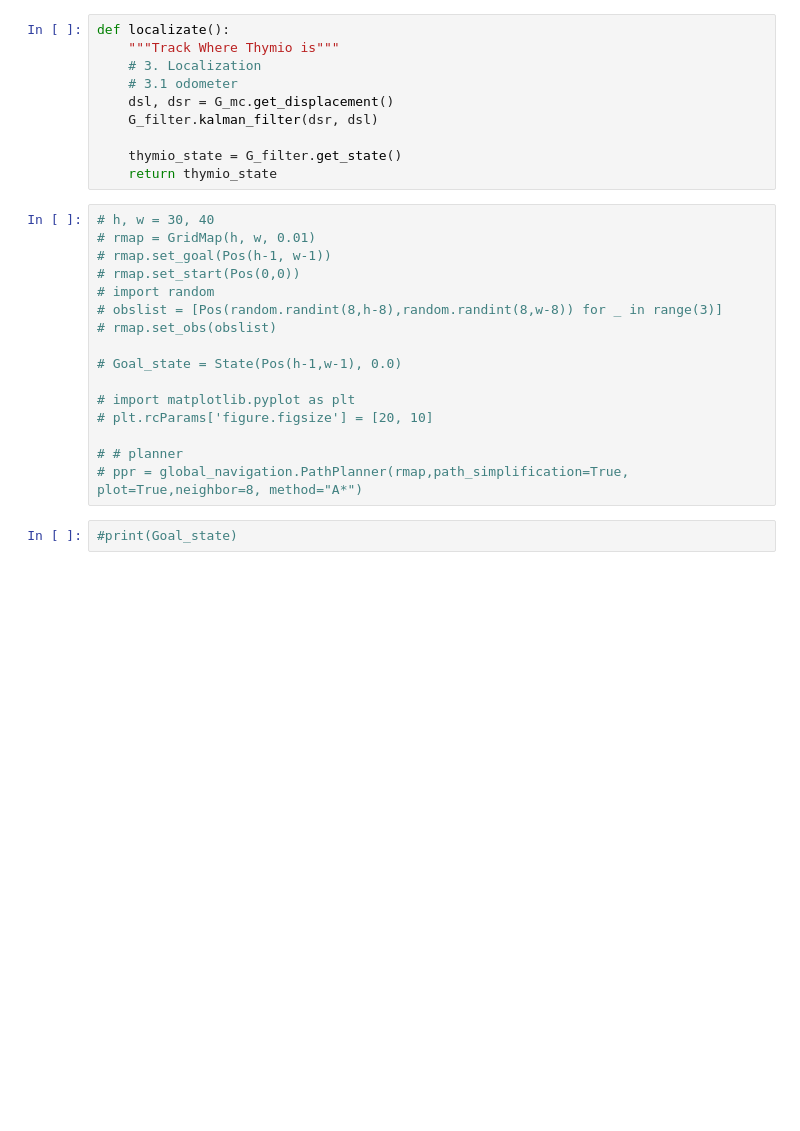
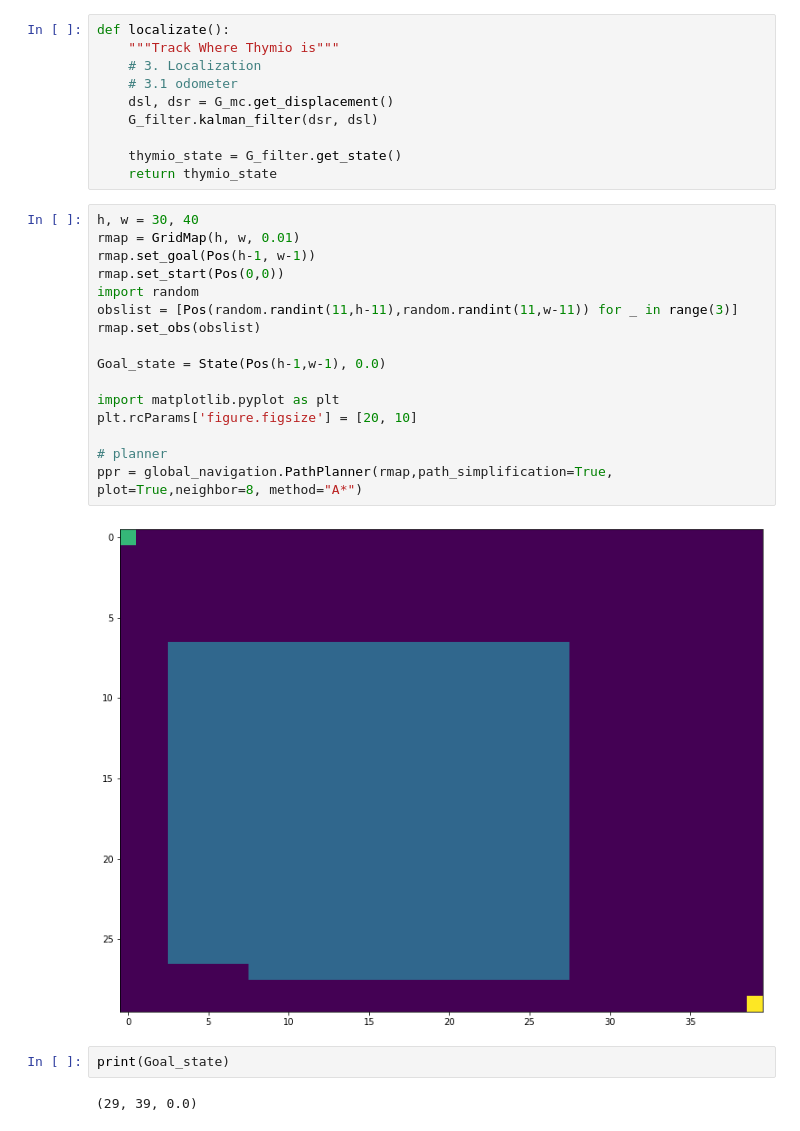
Before and after one commit to CharlieLeee/Mobile_Soccer, a Jupyter notebook: test.ipynb, the cells around one changed output. Cells and saved outputs as stored; diff of their text form; blank space fills up the shorter version.

```diff
--- a/test.ipynb
+++ b/test.ipynb
@@ -42,21 +42,25 @@ def localizate():
     thymio_state = G_filter.get_state()
     return thymio_state
 # %%
-# h, w = 30, 40
-# rmap = GridMap(h, w, 0.01)
-# rmap.set_goal(Pos(h-1, w-1))
-# rmap.set_start(Pos(0,0))
-# import random
-# obslist = [Pos(random.randint(8,h-8),random.randint(8,w-8)) for _ in range(3)]
-# rmap.set_obs(obslist)
+h, w = 30, 40
+rmap = GridMap(h, w, 0.01)
+rmap.set_goal(Pos(h-1, w-1))
+rmap.set_start(Pos(0,0))
+import random
+obslist = [Pos(random.randint(11,h-11),random.randint(11,w-11)) for _ in range(3)]
+rmap.set_obs(obslist)
 
-# Goal_state = State(Pos(h-1,w-1), 0.0)
+Goal_state = State(Pos(h-1,w-1), 0.0)
 
-# import matplotlib.pyplot as plt
-# plt.rcParams['figure.figsize'] = [20, 10]
+import matplotlib.pyplot as plt
+plt.rcParams['figure.figsize'] = [20, 10]
 
-# # planner
-# ppr = global_navigation.PathPlanner(rmap,path_simplification=True, plot=True,neighbor=8, method="A*")
+# planner
+ppr = global_navigation.PathPlanner(rmap,path_simplification=True, plot=True,neighbor=8, method="A*")
+# %% [output]
+[figure, added]
-# %%
-#print(Goal_state)
+# %%
+print(Goal_state)
+# %% [output]
+(29, 39, 0.0)
 # %%
```
Also changed, not shown: parts of 5 cells of this notebook, 2 other files.
